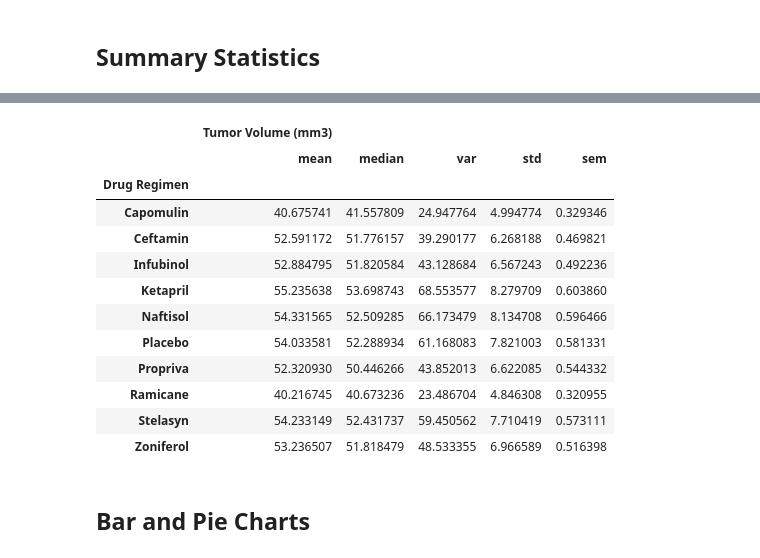
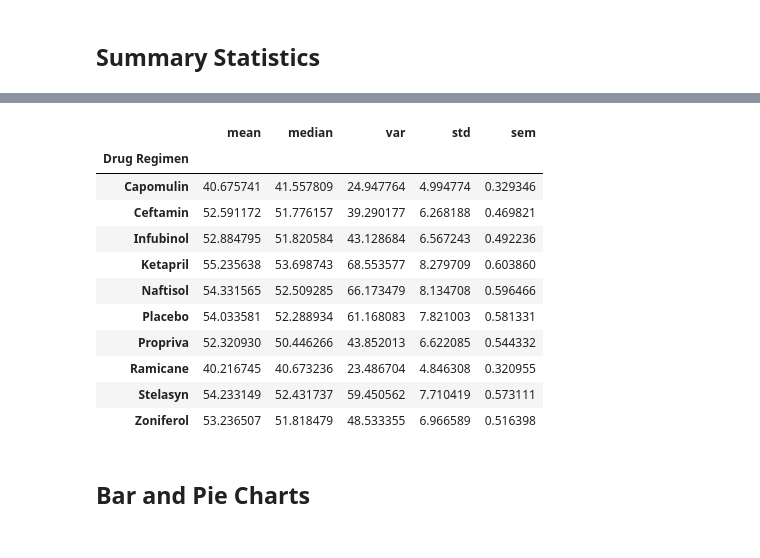
Before and after one commit to Michomicho84/Module_5_challenge, a Jupyter notebook: Pymaceuticals/pymaceuticals_starter.ipynb, the cells around one changed output, grey strips where cells are left out. Drawn from its saved outputs; the diff is of its cells as text; code cells hidden in the pictures.

```diff
--- a/Pymaceuticals/pymaceuticals_starter.ipynb
+++ b/Pymaceuticals/pymaceuticals_starter.ipynb
@@ -10,6 +10,7 @@
 import matplotlib.pyplot as plt
 import pandas as pd
 import scipy.stats as st
+from scipy.stats import linregress
 
 # Study data files
 mouse_metadata_path = "data/Mouse_metadata.csv"
@@ -20,9 +21,10 @@ mouse_metadata = pd.read_csv(mouse_metadata_path)
 study_results = pd.read_csv(study_results_path)
 
 # Combine the data into a single DataFrame
-combined_data = pd.merge(mouse_metadata, study_results, on='Mouse ID')
+combined_data = study_results.merge(mouse_metadata, how='inner', on='Mouse ID')
 
 # Display the data table for preview
+combined_data.head()
 # %% [output]
 |  | Mouse ID | Timepoint | Tumor Volume (mm3) | Metastatic Sites | Drug Regimen | Sex | Age_months | ... |
 | 0 | b128 | 0 | 45.0 | 0 | Capomulin | Female | 9 | ... |
@@ -32,0 +41,5 @@ combined_data = pd.merge(mouse_metadata, study_results, on='Mouse ID')
+# %%
+# Our data should be uniquely identified by Mouse ID and Timepoint
+# Get the duplicate mice by ID number that shows up for Mouse ID and Timepoint.
+duplicate_mice = combined_data[combined_data.duplicated(subset=['Mouse ID', 'Timepoint'], keep=False)]
+duplicate_mice
@@ -32,0 +58,5 @@ combined_data = pd.merge(mouse_metadata, study_results, on='Mouse ID')
+# %%
+# Optional: Get all the data for the duplicate mouse ID.
+duplicate_mouse_ids = duplicate_mice['Mouse ID'].unique()
+duplicate_mouse_data = combined_data[combined_data['Mouse ID'].isin(duplicate_mouse_ids)]
+duplicate_mouse_data
@@ -32,0 +78,4 @@ combined_data = pd.merge(mouse_metadata, study_results, on='Mouse ID')
+# %%
+# Create a clean DataFrame by dropping the duplicate mouse by its ID.
+cleaned_data = combined_data[~combined_data['Mouse ID'].isin(duplicate_mouse_ids)]
+cleaned_data.head()
@@ -93,10 +134,13 @@ array(['g989'], dtype=object)
 # %%
 # A more advanced method to generate a summary statistics table of mean, median, variance, standard deviation,
 # and SEM of the tumor volume for each regimen (only one method is required in the solution)
 
 # Using the aggregation method, produce the same summary statistics in a single line
+summary_stats = cleaned_data.groupby('Drug Regimen')['Tumor Volume (mm3)'].agg(['mean', 'median', 'var', 'std', 'sem'])
+
+# Display the summary DataFrame
+summary_stats
 # %% [output]
-|  | Tumor Volume (mm3) |  |  |  |  |
 |  | mean | median | var | std | sem |
 | Drug Regimen |  |  |  |  |  |
 | Capomulin | 40.675741 | 41.557809 | 24.947764 | 4.994774 | 0.329346 |
```
Also changed, not shown: parts of 26 cells of this notebook.
